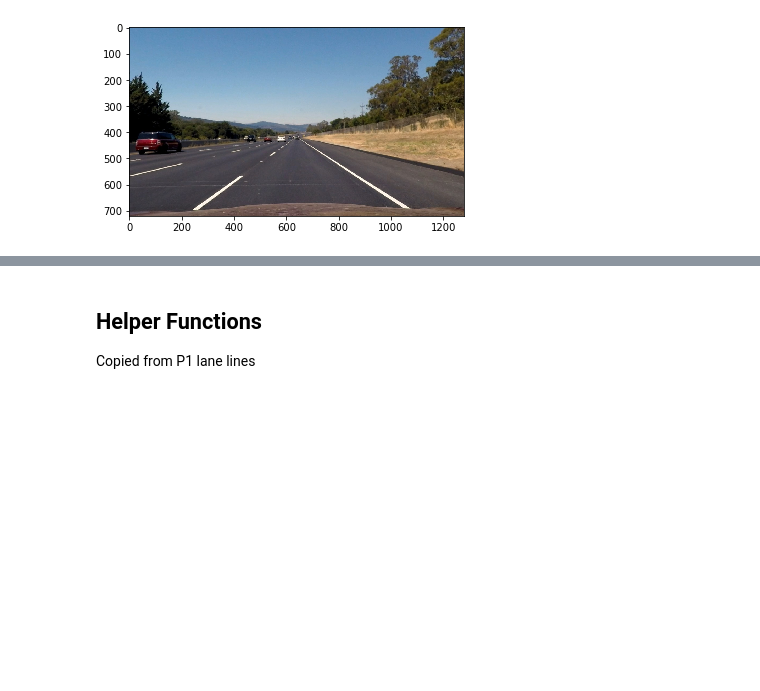
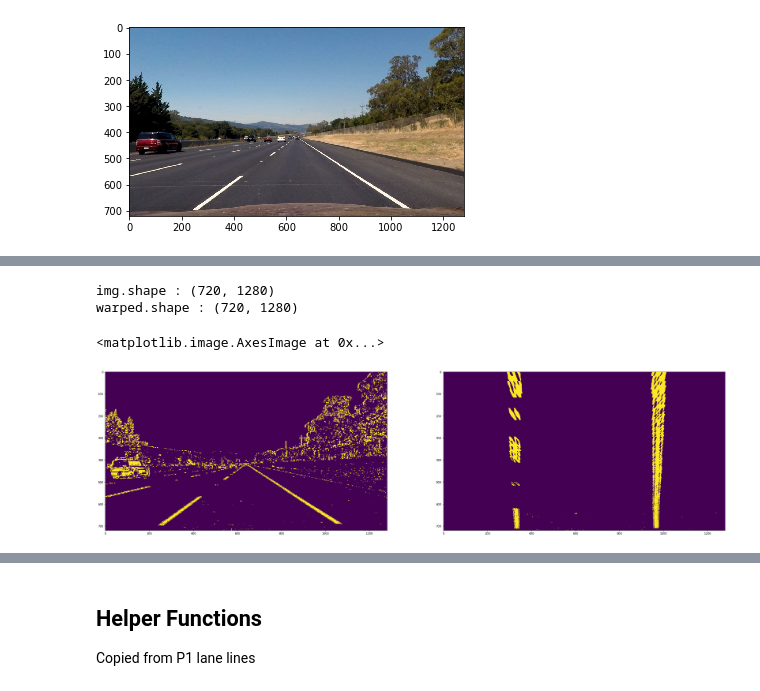
Before and after one commit to sunpochin/advanced-Lane-Lines-carnd, a Jupyter notebook: pipeline.ipynb, the cells around one changed output, grey strips where cells are left out. Saved outputs shown, nothing was run; the diff lists cells and outputs as text; code cells hidden in the pictures; blank space fills up the shorter version.

```diff
--- a/pipeline.ipynb
+++ b/pipeline.ipynb
@@ -97,11 +95,11 @@ def undistortImg(image):
     return undistorted
 # %%
 # test on a image
-filename = 'test_images/straight_lines1.jpg'
+#filename = 'test_images/straight_lines1.jpg'
 #filename = 'test_images/test6.jpg'
-#filename = 'test_images/test4.jpg'
 filename = 'test_images/straight_lines2.jpg'
 #filename = 'test_images/solidYellowLeft.jpg'
+#filename = 'test_images/test4.jpg'
 
 image = mpimg.imread(filename)
 #edgedetect = edgedetect(image)
@@ -394,0 +395,71 @@ plt.show()
+# %%
+import matplotlib.image as mpimg
+import numpy as np
+import cv2
+# from discussion forum.
+# from discussion forum.
+# https://discussions.udacity.com/t/perspective-transform/235255/7
+img = mpimg.imread(filename)
+img = hough
+img = colorgrad
+
+# https://discussions.udacity.com/t/perspective-transform/235255/7
+# LetTheAIDrive
+# i = 1
+# images = glob.glob('./test_images/*.jpg')
+# print('images[i] : ', images[i])
+# img = cv2.imread(images[i])
+# img = cv2.cvtColor(img, cv2.COLOR_BGR2RGB)
+
+top_left = [630,420]
+top_right = [650,420]
+bottom_right = [1130,720]
+bottom_left = [200,720]
+pts = np.array([bottom_left,bottom_right,top_right,top_left])
+
+top_left_dst = [200,0]
+top_right_dst = [1130,0]
+bottom_right_dst = [1130,720]
+bottom_left_dst = [200,720]
+dst_pts = np.array([bottom_left_dst, bottom_right_dst, top_right_dst, top_left_dst])
+
+## you can plot this and see that lines are properly chosen
+## cv2.polylines(img,[pts],True,(255,0,0), 5)
+## cv2.polylines(img,[dst_pts],True,(0,0,255), 5)
+
+pts = np.float32(pts.tolist())
+dst_pts = np.float32(dst_pts.tolist())
+
+## M is the transformation matrix
+M = cv2.getPerspectiveTransform(pts, dst_pts)
+Minv = cv2.getPerspectiveTransform(dst_pts, pts)
+
+# https://discussions.udacity.com/t/perspective-transform/235255/7
+# driveWell
+w,h = 1280,720
+x,y = 0.5*w, 0.8*h
+src = np.float32([[200./1280*w,720./720*h],
+              [453./1280*w,547./720*h],
+              [835./1280*w,547./720*h],
+              [1100./1280*w,720./720*h]])
+dst = np.float32([[(w-x)/2.,h],
+              [(w-x)/2.,0.82*h],
+              [(w+x)/2.,0.82*h],
+              [(w+x)/2.,h]])
+## M is the transformation matrix
+M = cv2.getPerspectiveTransform(src, dst)
+Minv = cv2.getPerspectiveTransform(dst, src)
+
+
+fig, (ax1, ax2) = plt.subplots(1, 2, figsize = (40, 15))
+image_size = (img.shape[1], img.shape[0])
+warped = cv2.warpPerspective(img, M, dsize = image_size, flags = cv2.INTER_LINEAR)
+print('img.shape :', img.shape)
+print('warped.shape :', warped.shape)
+ax1.imshow(img)
+ax2.imshow(warped)
+# %% [output]
+img.shape : (720, 1280)
+warped.shape : (720, 1280)
+<matplotlib.image.AxesImage at 0x...>
+[figure, added]
```
Also changed, not shown: parts of 11 cells of this notebook.
